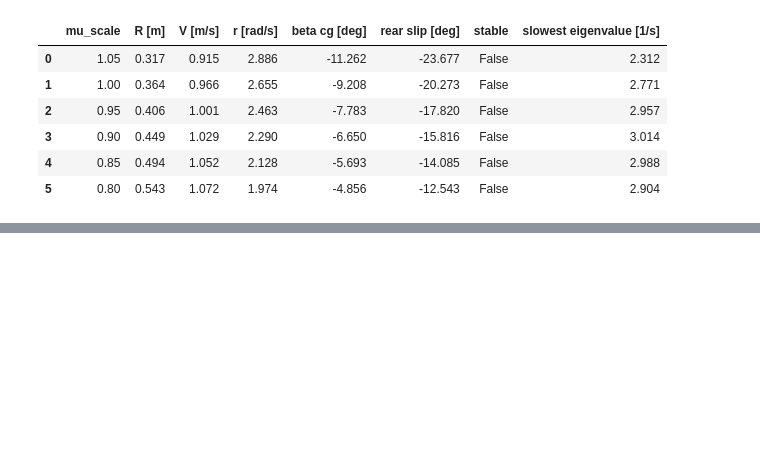
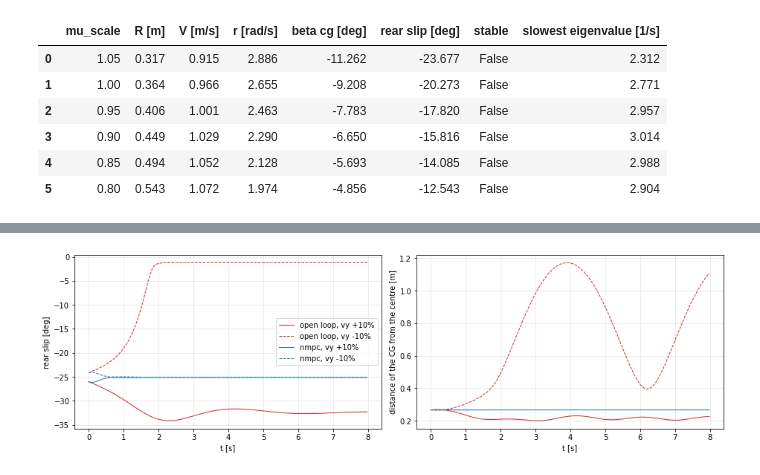
Before and after one commit to Gelminaio/drift-mpc-ackermann, a Jupyter notebook: notebooks/drift.ipynb, the cells around one changed output, grey strips where cells are left out. Drawn from its saved outputs; the diff is of its cells as text; code cells hidden in the pictures; blank space fills up the shorter version.

```diff
--- a/notebooks/drift.ipynb
+++ b/notebooks/drift.ipynb
@@ -212,0 +306,16 @@ the yaw rate by 7%.
+# %%
+fig, ax = plt.subplots(1, 2, figsize=(13, 4))
+for (ctrl, dvy), log in runs.items():
+    style = dict(c='C0' if ctrl == 'nmpc' else 'C3', ls='-' if dvy > 0 else '--', lw=1)
+    ax[0].plot(log['t'], log['rear slip'], label=f'{ctrl}, vy {dvy:+.0%}', **style)
+    ax[1].plot(log['t'], log['cg radius'], **style)
+ax[0].set_ylabel('rear slip [deg]')
+ax[1].set_ylabel('distance of the CG from the centre [m]')
+for a in ax:
+    a.set_xlabel('t [s]')
+    a.grid(alpha=0.3)
+ax[0].legend()
+plt.tight_layout()
+plt.show()
+# %% [output]
+[figure, added]
```
Also changed, not shown: parts of 8 cells of this notebook, 2 other files.
